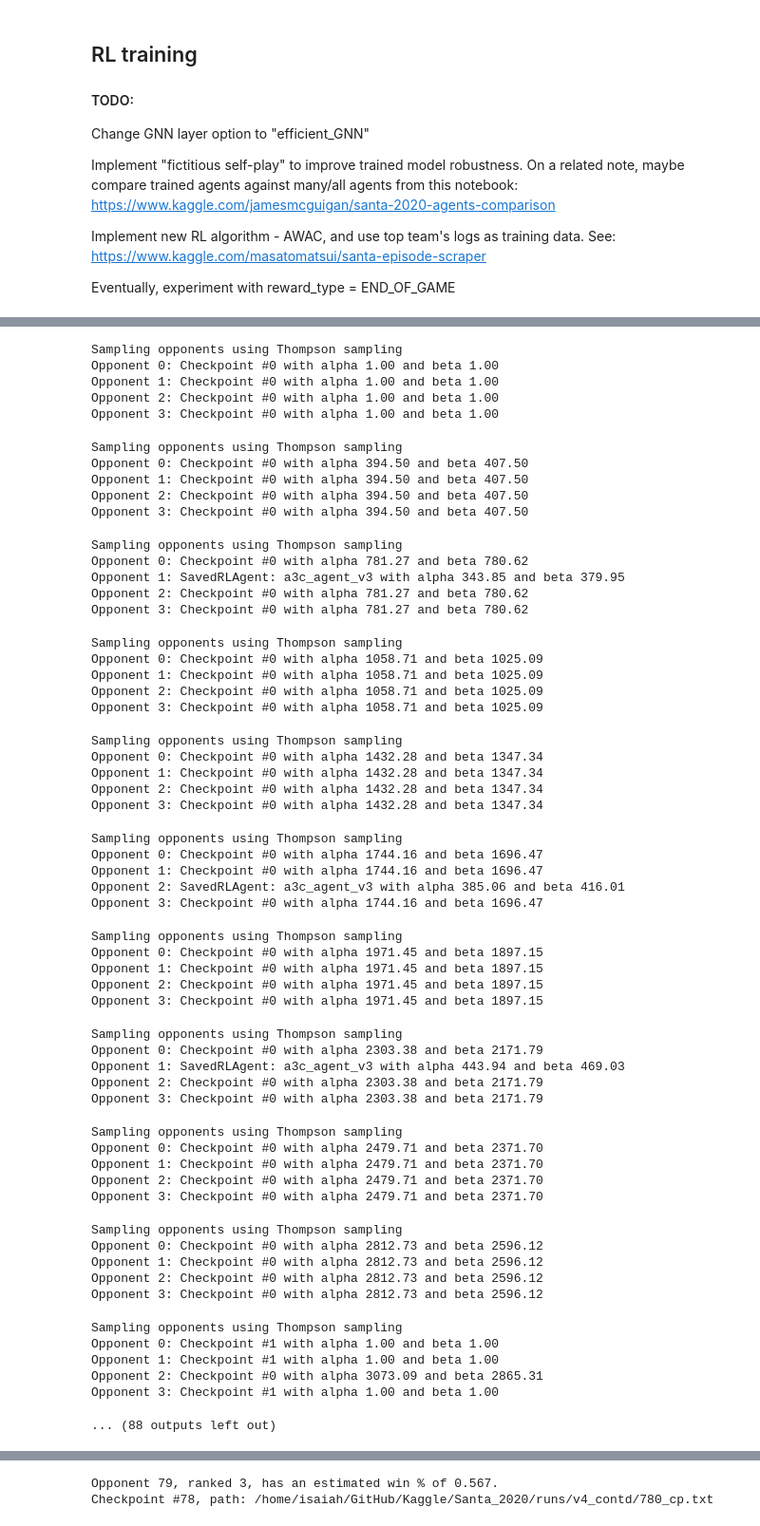
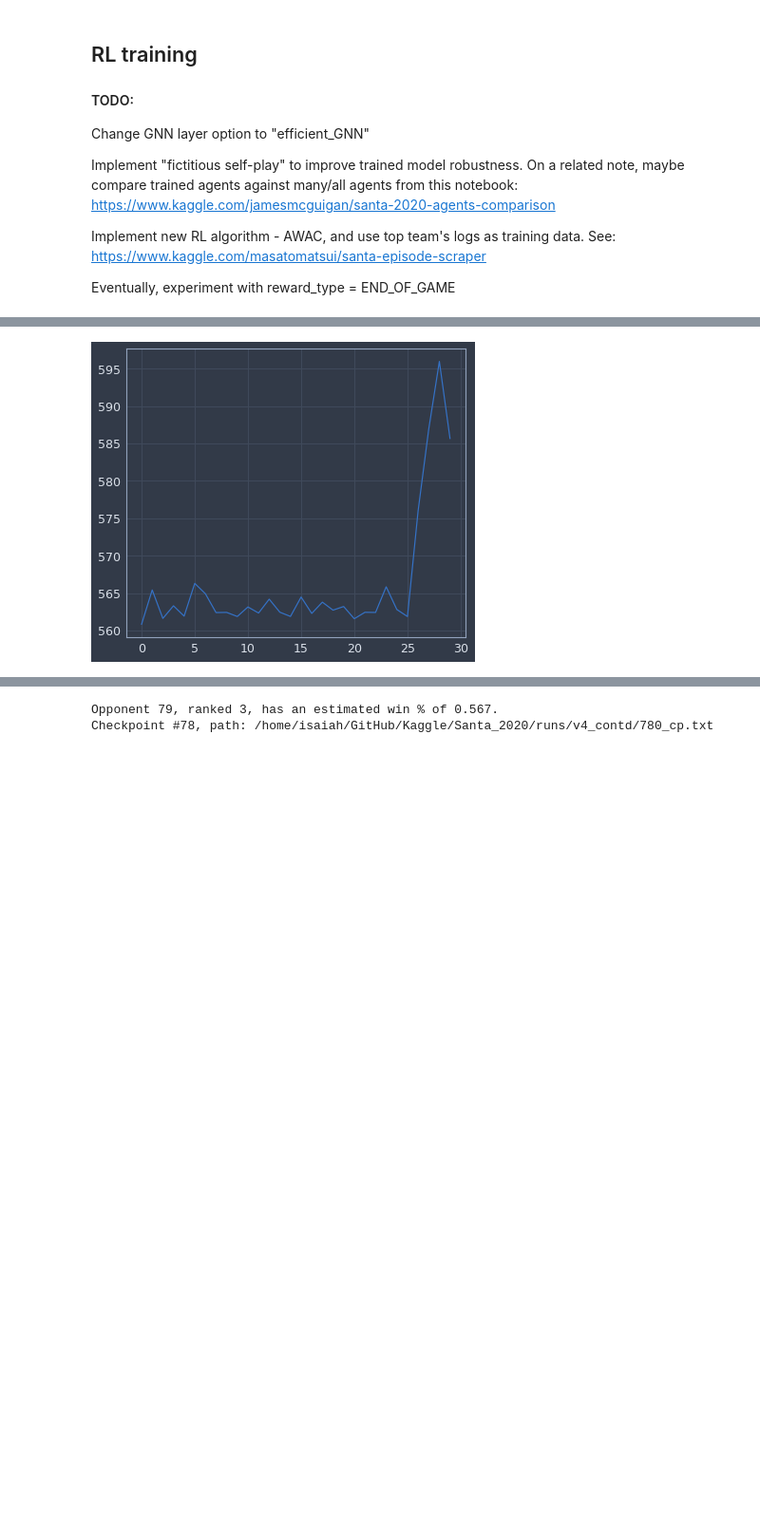
Before and after one commit to IsaiahPressman/Kaggle_Santa_2020, a Jupyter notebook: RL_Santa.ipynb, the cells around one changed output, grey strips where cells are left out. Shown: that part at 95% size. Saved outputs shown, nothing was run; the diff lists cells and outputs as text; code cells hidden in the pictures; blank space fills up the shorter version.

```diff
--- a/RL_Santa.ipynb
+++ b/RL_Santa.ipynb
@@ -306,6 +336,7 @@ Saving results to /home/isaiah/GitHub/Kaggle/Santa_2020/runs/v4_contd
 # %%
-env_kwargs['n_envs'] = 800
-episode_reward_sums = a3c_alg.train(n_episodes=100, **rl_alg_kwargs, **env_kwargs)
+env_kwargs['n_envs'] = 512
+env_kwargs['opponent'] = va.SavedRLAgent('a3c_agent_v2')
+episode_reward_sums = a3c_alg.train(n_episodes=30, **rl_alg_kwargs, **env_kwargs)
 
 #episode_reward_sums = a3c_vectorized_env(env, model, optimizer, n_episodes=50, **rl_alg_kwargs)
 plt.plot(episode_reward_sums)
@@ -320,57 +346,2 @@ Opponent 3: SavedRLAgent: a3c_agent_v3 with alpha 1.00 and beta 1.00
-Sampling opponents using Thompson sampling
-Opponent 0: Checkpoint #0 with alpha 1.00 and beta 1.00
-Opponent 1: Checkpoint #0 with alpha 1.00 and beta 1.00
-Opponent 2: Checkpoint #0 with alpha 1.00 and beta 1.00
-Opponent 3: Checkpoint #0 with alpha 1.00 and beta 1.00
-Sampling opponents using Thompson sampling
-Opponent 0: Checkpoint #0 with alpha 394.50 and beta 407.50
-Opponent 1: Checkpoint #0 with alpha 394.50 and beta 407.50
-Opponent 2: Checkpoint #0 with alpha 394.50 and beta 407.50
-Opponent 3: Checkpoint #0 with alpha 394.50 and beta 407.50
-Sampling opponents using Thompson sampling
-Opponent 0: Checkpoint #0 with alpha 781.27 and beta 780.62
-Opponent 1: SavedRLAgent: a3c_agent_v3 with alpha 343.85 and beta 379.95
-Opponent 2: Checkpoint #0 with alpha 781.27 and beta 780.62
-Opponent 3: Checkpoint #0 with alpha 781.27 and beta 780.62
-Sampling opponents using Thompson sampling
-Opponent 0: Checkpoint #0 with alpha 1058.71 and beta 1025.09
-Opponent 1: Checkpoint #0 with alpha 1058.71 and beta 1025.09
-Opponent 2: Checkpoint #0 with alpha 1058.71 and beta 1025.09
-Opponent 3: Checkpoint #0 with alpha 1058.71 and beta 1025.09
-Sampling opponents using Thompson sampling
-Opponent 0: Checkpoint #0 with alpha 1432.28 and beta 1347.34
-Opponent 1: Checkpoint #0 with alpha 1432.28 and beta 1347.34
-Opponent 2: Checkpoint #0 with alpha 1432.28 and beta 1347.34
-Opponent 3: Checkpoint #0 with alpha 1432.28 and beta 1347.34
-Sampling opponents using Thompson sampling
-Opponent 0: Checkpoint #0 with alpha 1744.16 and beta 1696.47
-Opponent 1: Checkpoint #0 with alpha 1744.16 and beta 1696.47
-Opponent 2: SavedRLAgent: a3c_agent_v3 with alpha 385.06 and beta 416.01
-Opponent 3: Checkpoint #0 with alpha 1744.16 and beta 1696.47
-Sampling opponents using Thompson sampling
-Opponent 0: Checkpoint #0 with alpha 1971.45 and beta 1897.15
-Opponent 1: Checkpoint #0 with alpha 1971.45 and beta 1897.15
-Opponent 2: Checkpoint #0 with alpha 1971.45 and beta 1897.15
-Opponent 3: Checkpoint #0 with alpha 1971.45 and beta 1897.15
-Sampling opponents using Thompson sampling
-Opponent 0: Checkpoint #0 with alpha 2303.38 and beta 2171.79
-Opponent 1: SavedRLAgent: a3c_agent_v3 with alpha 443.94 and beta 469.03
-Opponent 2: Checkpoint #0 with alpha 2303.38 and beta 2171.79
-Opponent 3: Checkpoint #0 with alpha 2303.38 and beta 2171.79
-Sampling opponents using Thompson sampling
-Opponent 0: Checkpoint #0 with alpha 2479.71 and beta 2371.70
-Opponent 1: Checkpoint #0 with alpha 2479.71 and beta 2371.70
-Opponent 2: Checkpoint #0 with alpha 2479.71 and beta 2371.70
-Opponent 3: Checkpoint #0 with alpha 2479.71 and beta 2371.70
-Sampling opponents using Thompson sampling
-Opponent 0: Checkpoint #0 with alpha 2812.73 and beta 2596.12
-Opponent 1: Checkpoint #0 with alpha 2812.73 and beta 2596.12
-Opponent 2: Checkpoint #0 with alpha 2812.73 and beta 2596.12
-Opponent 3: Checkpoint #0 with alpha 2812.73 and beta 2596.12
-Sampling opponents using Thompson sampling
-Opponent 0: Checkpoint #1 with alpha 1.00 and beta 1.00
-Opponent 1: Checkpoint #1 with alpha 1.00 and beta 1.00
-Opponent 2: Checkpoint #0 with alpha 3073.09 and beta 2865.31
-Opponent 3: Checkpoint #1 with alpha 1.00 and beta 1.00
-... (88 outputs left out)
+[figure, added]
 # %%
```
Also changed, not shown: parts of 21 cells of this notebook, 4 other files.
